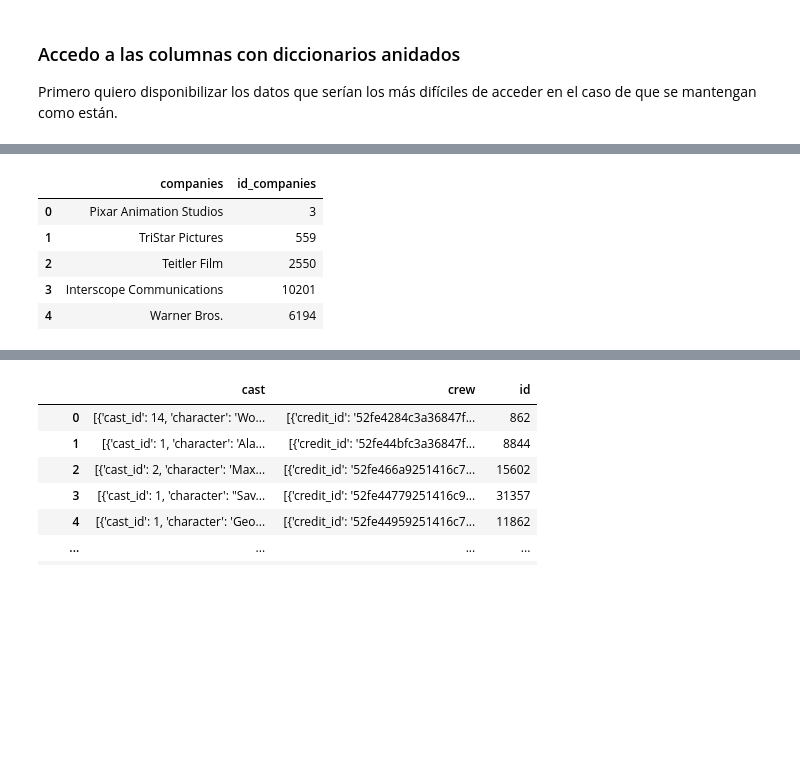
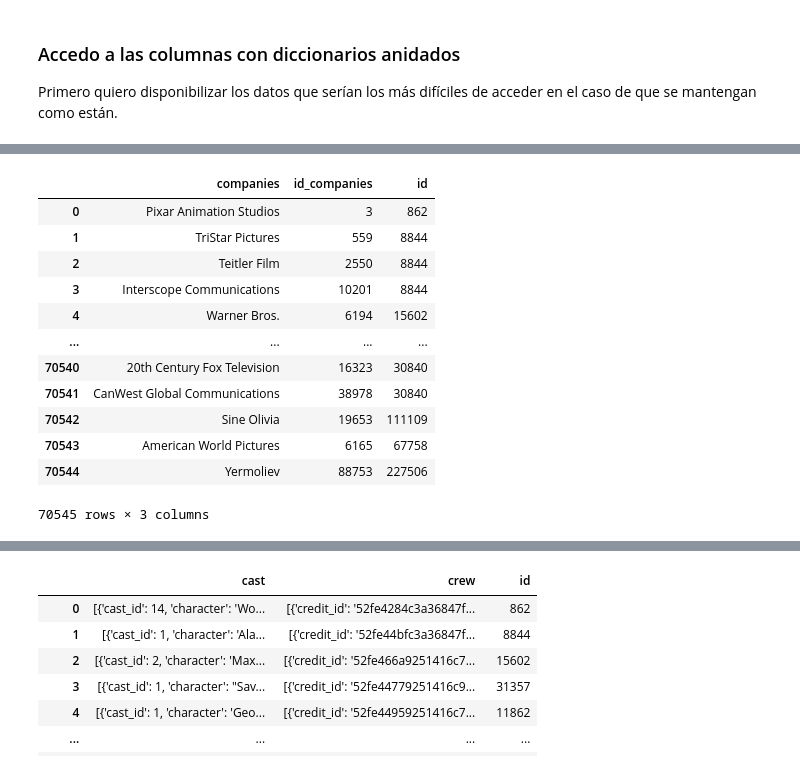
Before and after one commit to Nahuel404/PI_ML_3, a Jupyter notebook: Transformaciones.ipynb, the cells around one changed output, grey strips where cells are left out. Drawn from its saved outputs; the diff is of its cells as text; code cells hidden in the pictures; blank space fills up the shorter version.

```diff
--- a/Transformaciones.ipynb
+++ b/Transformaciones.ipynb
@@ -190,10 +205,0 @@ for i in range(dimenciones[0]-1):
-# %%
-i = -1
-lista_ind = []
-#Me daba un error de tipo(bool) así que borro todos los registros que sean booleanos(porque no eran muchos)
-for lista in lista_de:
-    i+=1
-    if type(lista) == bool:
-        lista_ind.append(i)
-        lista_de.pop(i)
-lista_ind
@@ -202,8 +206,17 @@ lista_ind
-# %%
-for_df = []
-#Ahora si lo transformo en DataFrame
-for lista in lista_de:
-    for dicc in lista:
-        for_df.append(dicc)
-
-df_production_companies = pd.DataFrame(for_df)
+# %%
+tamaño = df_production_companies.shape
+for_df_production_companies = []
+for i in range(tamaño[0]):
+
+    if df_production_companies['id'].loc[i].isdigit():
+        posible_lista = eval(df_production_companies['production_companies'].loc[i])
+
+        for diccionario in posible_lista:
+
+            posible_dicc = diccionario
+            posible_dicc['id_general'] = df_production_companies['id'].loc[i]
+
+            for_df_production_companies.append(posible_dicc)
+
+df_production_companies = pd.DataFrame(for_df_production_companies)
+df_production_companies.head()
@@ -210,12 +230,19 @@ df_production_companies = pd.DataFrame(for_df)
 # %%
-df_production_companies.columns=['companies', 'id_companies']
+df_production_companies.columns=['companies', 'id_companies', 'id']
 # %%
-df_production_companies.head()
+df_production_companies
 # %% [output]
-|  | companies | id_companies |
-| 0 | Pixar Animation Studios | 3 |
-| 1 | TriStar Pictures | 559 |
-| 2 | Teitler Film | 2550 |
-| 3 | Interscope Communications | 10201 |
-| 4 | Warner Bros. | 6194 |
+|  | companies | id_companies | id |
+| 0 | Pixar Animation Studios | 3 | 862 |
+| 1 | TriStar Pictures | 559 | 8844 |
+| 2 | Teitler Film | 2550 | 8844 |
+| 3 | Interscope Communications | 10201 | 8844 |
+| 4 | Warner Bros. | 6194 | 15602 |
+| ... | ... | ... | ... |
+| 70540 | 20th Century Fox Television | 16323 | 30840 |
+| 70541 | CanWest Global Communications | 38978 | 30840 |
+| 70542 | Sine Olivia | 19653 | 111109 |
+| 70543 | American World Pictures | 6165 | 67758 |
+| 70544 | Yermoliev | 88753 | 227506 |
+70545 rows × 3 columns
 # %%
```
Also changed, not shown: parts of 62 cells of this notebook.
